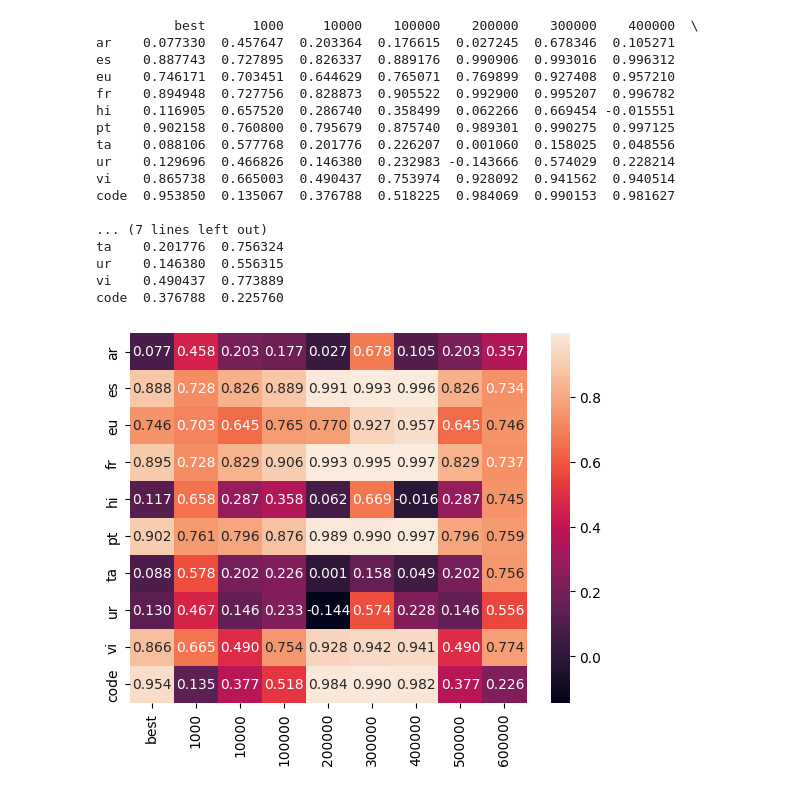
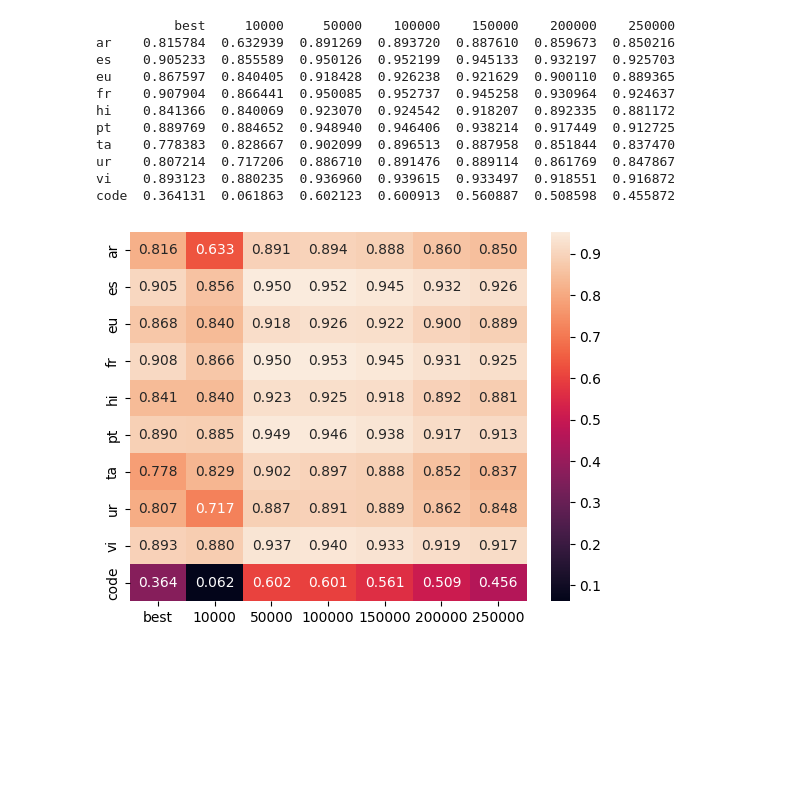
Before and after one commit to ErikaaWang/multilingual-typology-probing, a Jupyter notebook: pairwise_heatmap.ipynb, the cells around one changed output. Drawn from its saved outputs; the diff is of its cells as text; code cells hidden in the pictures; blank space fills up the shorter version.

Commit message:
wrong model removed in heatmaps

```diff
--- a/pairwise_heatmap.ipynb
+++ b/pairwise_heatmap.ipynb
@@ -18,28 +18,22 @@ fig.savefig(f'{output_plot_path}/{model}_{layer}_f1_score.pdf', bbox_inches='tig
 # %%
-df = pd.read_csv(f'csv_files/{model}_last-layer_cos-similarity.csv', index_col=0)
+df = pd.read_csv(f'csv_files/{model}_{layer}_cos-similarity.csv', index_col=0)
 print(df)
 heatmap = sns.heatmap(df, annot=True, fmt=".3f")
 fig = heatmap.get_figure()
-fig.savefig(f'{output_plot_path}/{model}_last_layer_cos-similarity.pdf', bbox_inches='tight')
+fig.savefig(f'{output_plot_path}/{model}_{layer}_cos-similarity.pdf', bbox_inches='tight')
 # %% [output]
-          best      1000     10000    100000    200000    300000    400000  \
-ar    0.077330  0.457647  0.203364  0.176615  0.027245  0.678346  0.105271
-es    0.887743  0.727895  0.826337  0.889176  0.990906  0.993016  0.996312
-eu    0.746171  0.703451  0.644629  0.765071  0.769899  0.927408  0.957210
-fr    0.894948  0.727756  0.828873  0.905522  0.992900  0.995207  0.996782
-hi    0.116905  0.657520  0.286740  0.358499  0.062266  0.669454 -0.015551
-pt    0.902158  0.760800  0.795679  0.875740  0.989301  0.990275  0.997125
-ta    0.088106  0.577768  0.201776  0.226207  0.001060  0.158025  0.048556
-ur    0.129696  0.466826  0.146380  0.232983 -0.143666  0.574029  0.228214
-vi    0.865738  0.665003  0.490437  0.753974  0.928092  0.941562  0.940514
-code  0.953850  0.135067  0.376788  0.518225  0.984069  0.990153  0.981627
-
-... (7 lines left out)
-ta    0.201776  0.756324
-ur    0.146380  0.556315
-vi    0.490437  0.773889
-code  0.376788  0.225760
+          best     10000     50000    100000    150000    200000    250000
+ar    0.815784  0.632939  0.891269  0.893720  0.887610  0.859673  0.850216
+es    0.905233  0.855589  0.950126  0.952199  0.945133  0.932197  0.925703
+eu    0.867597  0.840405  0.918428  0.926238  0.921629  0.900110  0.889365
+fr    0.907904  0.866441  0.950085  0.952737  0.945258  0.930964  0.924637
+hi    0.841366  0.840069  0.923070  0.924542  0.918207  0.892335  0.881172
+pt    0.889769  0.884652  0.948940  0.946406  0.938214  0.917449  0.912725
+ta    0.778383  0.828667  0.902099  0.896513  0.887958  0.851844  0.837470
+ur    0.807214  0.717206  0.886710  0.891476  0.889114  0.861769  0.847867
+vi    0.893123  0.880235  0.936960  0.939615  0.933497  0.918551  0.916872
+code  0.364131  0.061863  0.602123  0.600913  0.560887  0.508598  0.455872
-[figure, old version]
+[figure, new version]
 # %%
 df = pd.read_csv(f'csv_files/{model}_{layer}_ovlp-rate.csv', index_col=0).sort_index()
 heatmap = sns.heatmap(df.drop(['en', 'ca']), annot=True)
```
Also changed, not shown: parts of 3 cells of this notebook, 7 other files.
